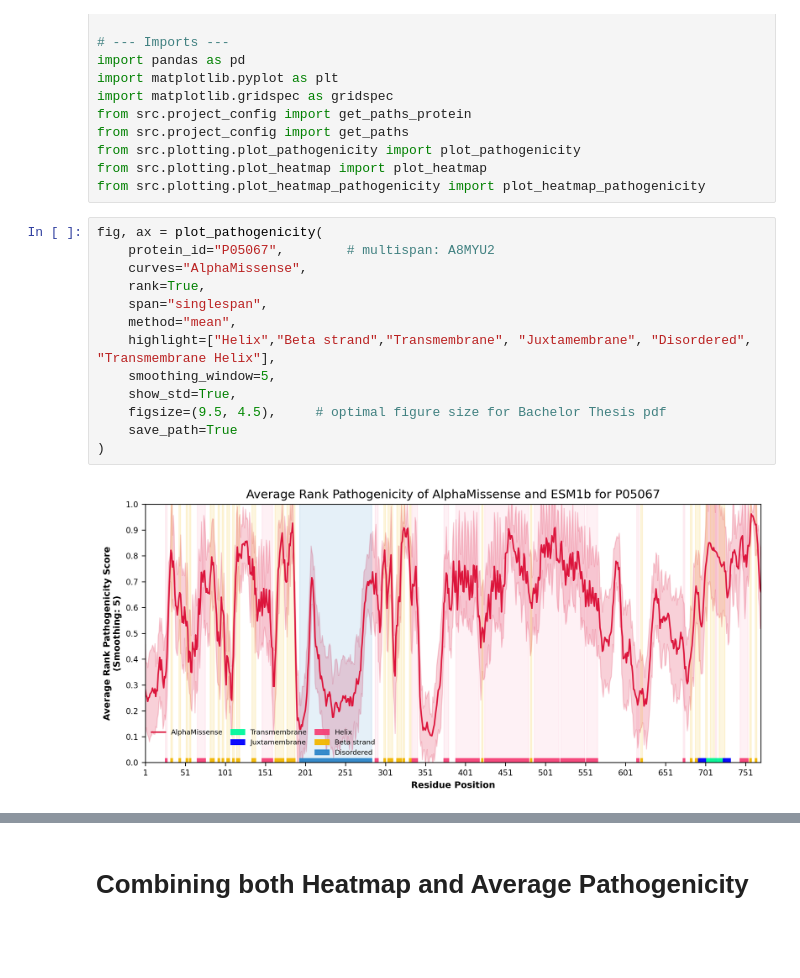
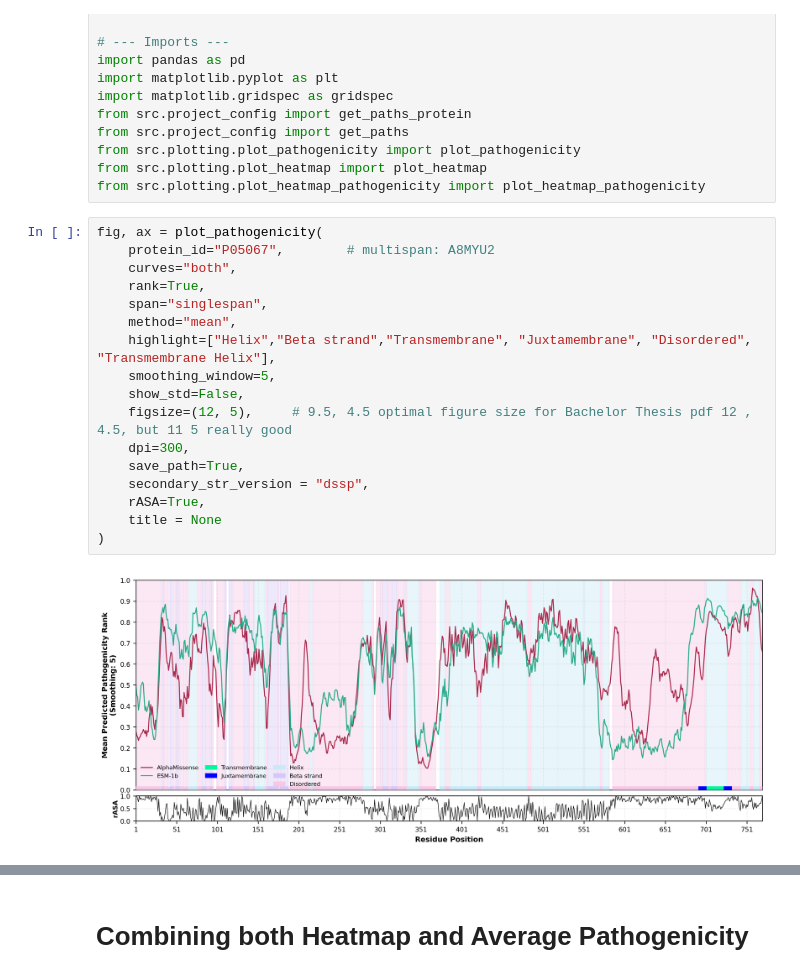
Before and after one commit to Welkinks/Bachelor_Thesis_ESM-1b_AlphaMissense_Analysis, a Jupyter notebook: notebooks/5.7.Combining_heat_patho.ipynb, the cells around one changed output, grey strips where cells are left out. Saved outputs shown, nothing was run; the diff lists cells and outputs as text; blank space fills up the shorter version.

Commit message:
5.7 new plot_function, better colors; 5.2 New 2D-structures (DSSP)

```diff
--- a/notebooks/5.7.Combining_heat_patho.ipynb
+++ b/notebooks/5.7.Combining_heat_patho.ipynb
@@ -15,16 +15,20 @@ from src.plotting.plot_heatmap_pathogenicity import plot_heatmap_pathogenicity
 # %%
 fig, ax = plot_pathogenicity(
     protein_id="P05067",        # multispan: A8MYU2
-    curves="AlphaMissense",
+    curves="both",
     rank=True,
     span="singlespan",
     method="mean",
     highlight=["Helix","Beta strand","Transmembrane", "Juxtamembrane", "Disordered", "Transmembrane Helix"],
     smoothing_window=5,
-    show_std=True,
-    figsize=(9.5, 4.5),     # optimal figure size for Bachelor Thesis pdf
-    save_path=True
+    show_std=False,
+    figsize=(12, 5),     # 9.5, 4.5 optimal figure size for Bachelor Thesis pdf 12 , 4.5, but 11 5 really good
+    dpi=300,
+    save_path=True,
+    secondary_str_version = "dssp",
+    rASA=True,
+    title = None
 )
 # %% [output]
-[figure, old version]
+[figure, new version]
 # %%
```
Also changed, not shown: parts of 2 cells of this notebook, 12 other files.
